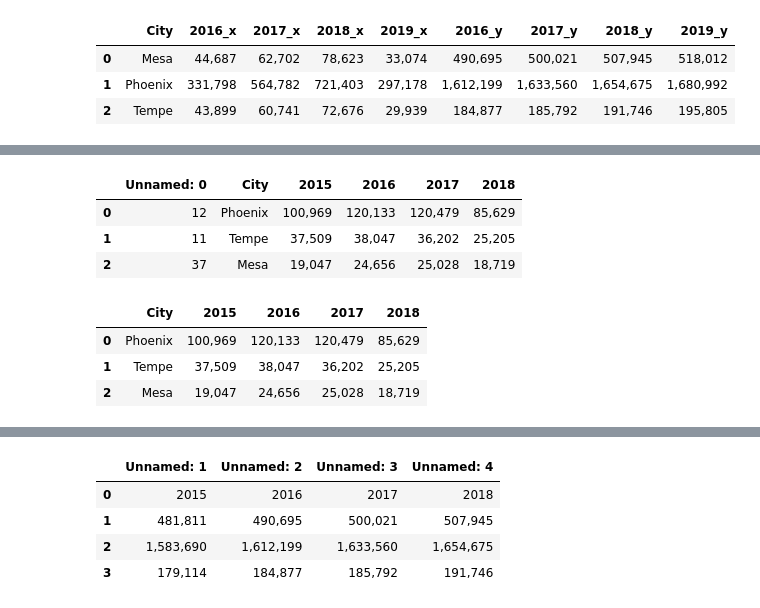
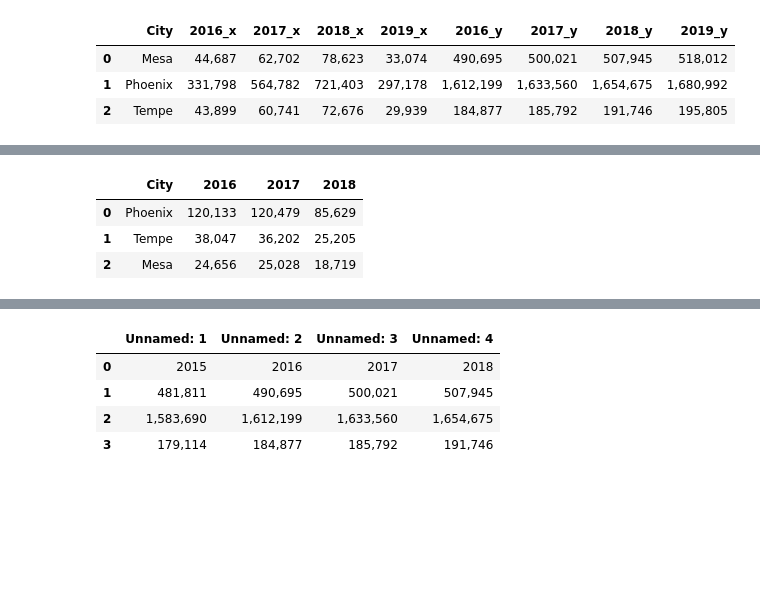
Before and after one commit to phil-wew/group_project1, a Jupyter notebook: SO/Scott Project 1.ipynb, the cells around one changed output, grey strips where cells are left out. Cells and saved outputs as stored; diff of their text form; code cells hidden in the pictures; blank space fills up the shorter version.

```diff
--- a/SO/Scott Project 1.ipynb
+++ b/SO/Scott Project 1.ipynb
@@ -437,22 +437,14 @@ plt.show()
 plt.savefig("../SO/TempePopRidership.png")
 plt.show()
 # %%
-rail_rider_csv = "../PW_CSVs/rail_numbers_SO.csv"
+rail_rider_csv = "../PW_CSVs/rail_numbers_SO1.csv"
 new_rail_rider_df = pd.read_csv(rail_rider_csv,encoding="utf-8", delimiter = ",")
 new_rail_rider_df.head()
 # %% [output]
-|  | Unnamed: 0 | City | 2015 | 2016 | 2017 | 2018 |
-| 0 | 12 | Phoenix | 100,969 | 120,133 | 120,479 | 85,629 |
-| 1 | 11 | Tempe | 37,509 | 38,047 | 36,202 | 25,205 |
-| 2 | 37 | Mesa | 19,047 | 24,656 | 25,028 | 18,719 |
+|  | City | 2016 | 2017 | 2018 |
+| 0 | Phoenix | 120,133 | 120,479 | 85,629 |
+| 1 | Tempe | 38,047 | 36,202 | 25,205 |
+| 2 | Mesa | 24,656 | 25,028 | 18,719 |
-# %%
-del new_rail_rider_df['Unnamed: 0']
-new_rail_rider_df
-# %% [output]
-|  | City | 2015 | 2016 | 2017 | 2018 |
-| 0 | Phoenix | 100,969 | 120,133 | 120,479 | 85,629 |
-| 1 | Tempe | 37,509 | 38,047 | 36,202 | 25,205 |
-| 2 | Mesa | 19,047 | 24,656 | 25,028 | 18,719 |
 # %%
 rail_pop_csv = "../PW_CSVs/ariz_pop_data10-19_rail_SO1.csv"
 new_rail_pop_df = pd.read_csv(rail_pop_csv,encoding="utf-8", delimiter = ",")
```
